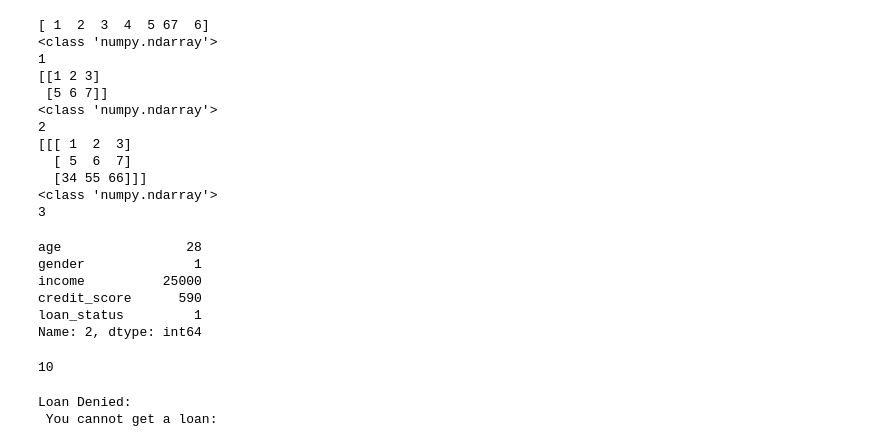
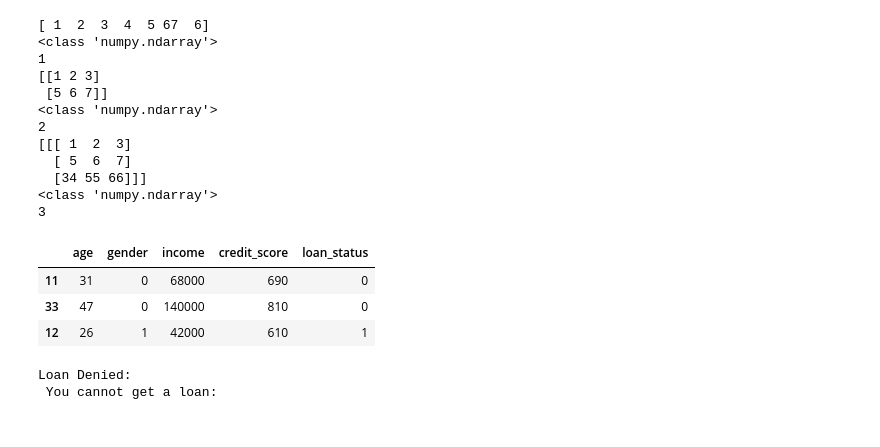
Before and after one commit to Itashish2876/Loan_Project-, a Jupyter notebook: Loan_Assignment.ipynb, the cells around one changed output. Saved outputs shown, nothing was run; the diff lists cells and outputs as text; code cells hidden in the pictures.

Commit message:
loan file 2 and loan assignment 1

```diff
--- a/Loan_Assignment.ipynb
+++ b/Loan_Assignment.ipynb
@@ -559,11 +408,9 @@ print(y.ndim)
 <class 'numpy.ndarray'>
 3
 # %%
-df.iloc[2]
+df.sample(3)
 # %% [output]
-age                28
-gender              1
-income          25000
-credit_score      590
-loan_status         1
-Name: 2, dtype: int64
+|  | age | gender | income | credit_score | loan_status |
+| 11 | 31 | 0 | 68000 | 690 | 0 |
+| 33 | 47 | 0 | 140000 | 810 | 0 |
+| 12 | 26 | 1 | 42000 | 610 | 1 |
@@ -573,6 +417 @@ pickle.dump(lg,open("Loan_Model.pkl","wb"))
-# %%
-age = int(input("Enter the Age :"))
-print(age)
-# %% [output]
-10
 # %%
```
Also changed, not shown: parts of 43 cells of this notebook, 1 other file.
